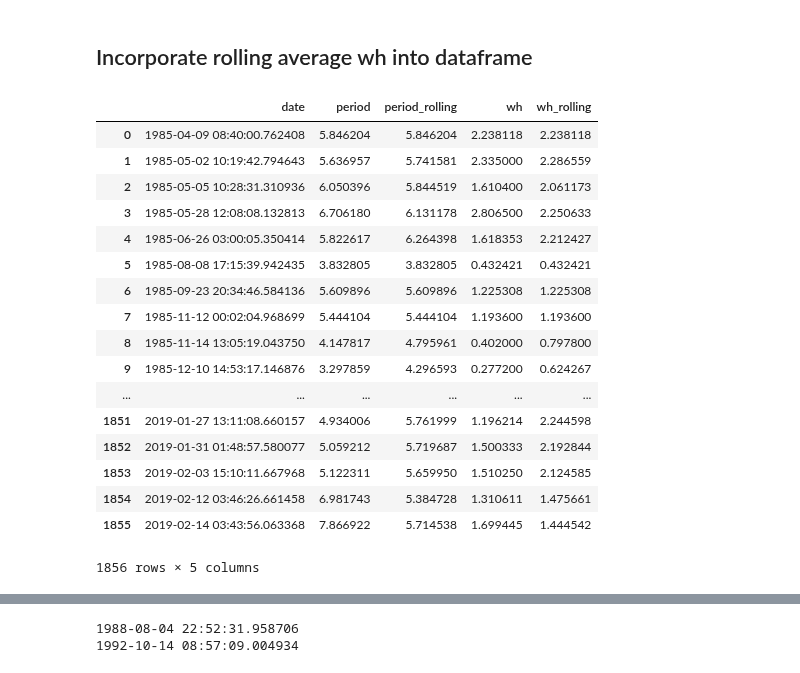
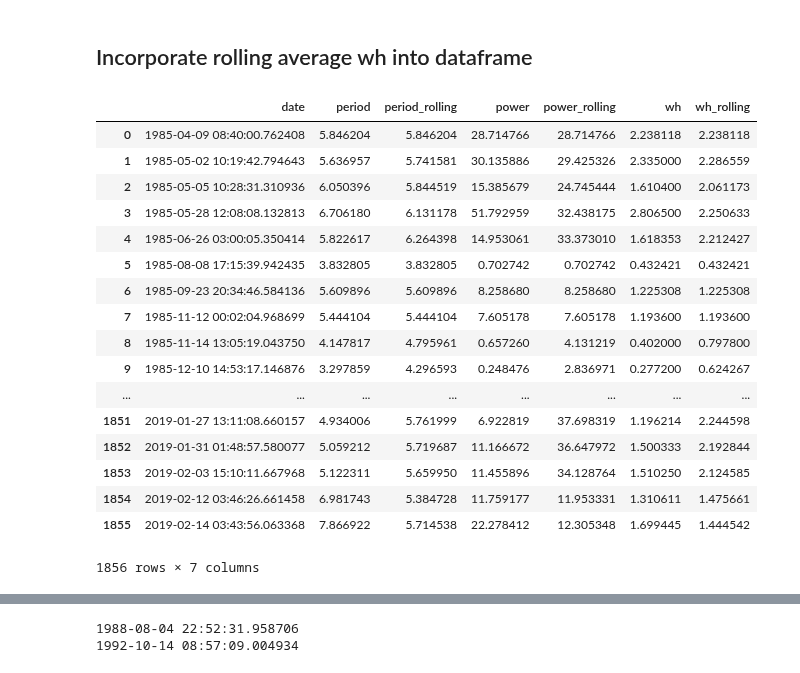
Before and after one commit to CourtneySmith32/Honours-Coursework, a Jupyter notebook: Hydrographers_timeseries.ipynb, the cells around one changed output, grey strips where cells are left out. Saved outputs shown, nothing was run; the diff lists cells and outputs as text; code cells hidden in the pictures.

```diff
--- a/Hydrographers_timeseries.ipynb
+++ b/Hydrographers_timeseries.ipynb
@@ -172,0 +245,3 @@ array([2.23811793, 2.33500028, 1.61039996, ..., 1.51025009, 1.31061109,
+# %%
+power1 = waveenergyflux(wh,T)
+power1
@@ -172,0 +251,2 @@ array([2.23811793, 2.33500028, 1.61039996, ..., 1.51025009, 1.31061109,
+# %%
+pp = power1[days]
@@ -173,5 +263,5 @@ array([2.23811793, 2.33500028, 1.61039996, ..., 1.51025009, 1.31061109,
 # %%
-df = pd.DataFrame(data={"date": days2, "wh":dayswh, "period":daysTz})
-df.to_csv("./melville_timeseries.csv", sep=',',index=False)
+df = pd.DataFrame(data={"date": days2, "wh":dayswh, "period":daysTz, "power":pp})
+df.to_csv("hydro_timeseries.csv", sep=',',index=False)
 df
 # %% [output]
@@ -222,28 +320,30 @@ yrolling
 wh_rolling=yrolling['wh']
 
 period_rolling=yrolling['period']
+
+power_rolling = yrolling['power']
 # %% [markdown]
 ## Incorporate rolling average wh into dataframe
 # %%
-df = pd.DataFrame(data={"date": days2, "wh":dayswh, "wh_rolling":wh_rolling, "period":daysTz, "period_rolling":period_rolling })
-df.to_csv("./hydro_timeseries.csv", sep=',',index=False)
+df = pd.DataFrame(data={"date": days2, "wh":dayswh, "wh_rolling":wh_rolling, "period":daysTz, "period_rolling":period_rolling, "power":pp, "power_rolling":power_rolling })
+df.to_csv("hydro_timeseries.csv", sep=',',index=False)
 df
 # %% [output]
-|  | date | period | period_rolling | wh | wh_rolling |
-| 0 | 1985-04-09 08:40:00.762408 | 5.846204 | 5.846204 | 2.238118 | 2.238118 |
-| 1 | 1985-05-02 10:19:42.794643 | 5.636957 | 5.741581 | 2.335000 | 2.286559 |
-| 2 | 1985-05-05 10:28:31.310936 | 6.050396 | 5.844519 | 1.610400 | 2.061173 |
-| 3 | 1985-05-28 12:08:08.132813 | 6.706180 | 6.131178 | 2.806500 | 2.250633 |
-| 4 | 1985-06-26 03:00:05.350414 | 5.822617 | 6.264398 | 1.618353 | 2.212427 |
-| 5 | 1985-08-08 17:15:39.942435 | 3.832805 | 3.832805 | 0.432421 | 0.432421 |
-| 6 | 1985-09-23 20:34:46.584136 | 5.609896 | 5.609896 | 1.225308 | 1.225308 |
-| 7 | 1985-11-12 00:02:04.968699 | 5.444104 | 5.444104 | 1.193600 | 1.193600 |
-| 8 | 1985-11-14 13:05:19.043750 | 4.147817 | 4.795961 | 0.402000 | 0.797800 |
-| 9 | 1985-12-10 14:53:17.146876 | 3.297859 | 4.296593 | 0.277200 | 0.624267 |
-| ... | ... | ... | ... | ... | ... |
-| 1851 | 2019-01-27 13:11:08.660157 | 4.934006 | 5.761999 | 1.196214 | 2.244598 |
-| 1852 | 2019-01-31 01:48:57.580077 | 5.059212 | 5.719687 | 1.500333 | 2.192844 |
-| 1853 | 2019-02-03 15:10:11.667968 | 5.122311 | 5.659950 | 1.510250 | 2.124585 |
-| 1854 | 2019-02-12 03:46:26.661458 | 6.981743 | 5.384728 | 1.310611 | 1.475661 |
-| 1855 | 2019-02-14 03:43:56.063368 | 7.866922 | 5.714538 | 1.699445 | 1.444542 |
+|  | date | period | period_rolling | power | power_rolling | wh | wh_rolling |
+| 0 | 1985-04-09 08:40:00.762408 | 5.846204 | 5.846204 | 28.714766 | 28.714766 | 2.238118 | 2.238118 |
+| 1 | 1985-05-02 10:19:42.794643 | 5.636957 | 5.741581 | 30.135886 | 29.425326 | 2.335000 | 2.286559 |
+| 2 | 1985-05-05 10:28:31.310936 | 6.050396 | 5.844519 | 15.385679 | 24.745444 | 1.610400 | 2.061173 |
+| 3 | 1985-05-28 12:08:08.132813 | 6.706180 | 6.131178 | 51.792959 | 32.438175 | 2.806500 | 2.250633 |
+| 4 | 1985-06-26 03:00:05.350414 | 5.822617 | 6.264398 | 14.953061 | 33.373010 | 1.618353 | 2.212427 |
+| 5 | 1985-08-08 17:15:39.942435 | 3.832805 | 3.832805 | 0.702742 | 0.702742 | 0.432421 | 0.432421 |
+| 6 | 1985-09-23 20:34:46.584136 | 5.609896 | 5.609896 | 8.258680 | 8.258680 | 1.225308 | 1.225308 |
+| 7 | 1985-11-12 00:02:04.968699 | 5.444104 | 5.444104 | 7.605178 | 7.605178 | 1.193600 | 1.193600 |
+| 8 | 1985-11-14 13:05:19.043750 | 4.147817 | 4.795961 | 0.657260 | 4.131219 | 0.402000 | 0.797800 |
+| 9 | 1985-12-10 14:53:17.146876 | 3.297859 | 4.296593 | 0.248476 | 2.836971 | 0.277200 | 0.624267 |
+| ... | ... | ... | ... | ... | ... | ... | ... |
+| 1851 | 2019-01-27 13:11:08.660157 | 4.934006 | 5.761999 | 6.922819 | 37.698319 | 1.196214 | 2.244598 |
+| 1852 | 2019-01-31 01:48:57.580077 | 5.059212 | 5.719687 | 11.166672 | 36.647972 | 1.500333 | 2.192844 |
+| 1853 | 2019-02-03 15:10:11.667968 | 5.122311 | 5.659950 | 11.455896 | 34.128764 | 1.510250 | 2.124585 |
+| 1854 | 2019-02-12 03:46:26.661458 | 6.981743 | 5.384728 | 11.759177 | 11.953331 | 1.310611 | 1.475661 |
+| 1855 | 2019-02-14 03:43:56.063368 | 7.866922 | 5.714538 | 22.278412 | 12.305348 | 1.699445 | 1.444542 |
-1856 rows × 5 columns
+1856 rows × 7 columns
```
Also changed, not shown: parts of 18 cells of this notebook, 10 other files.
